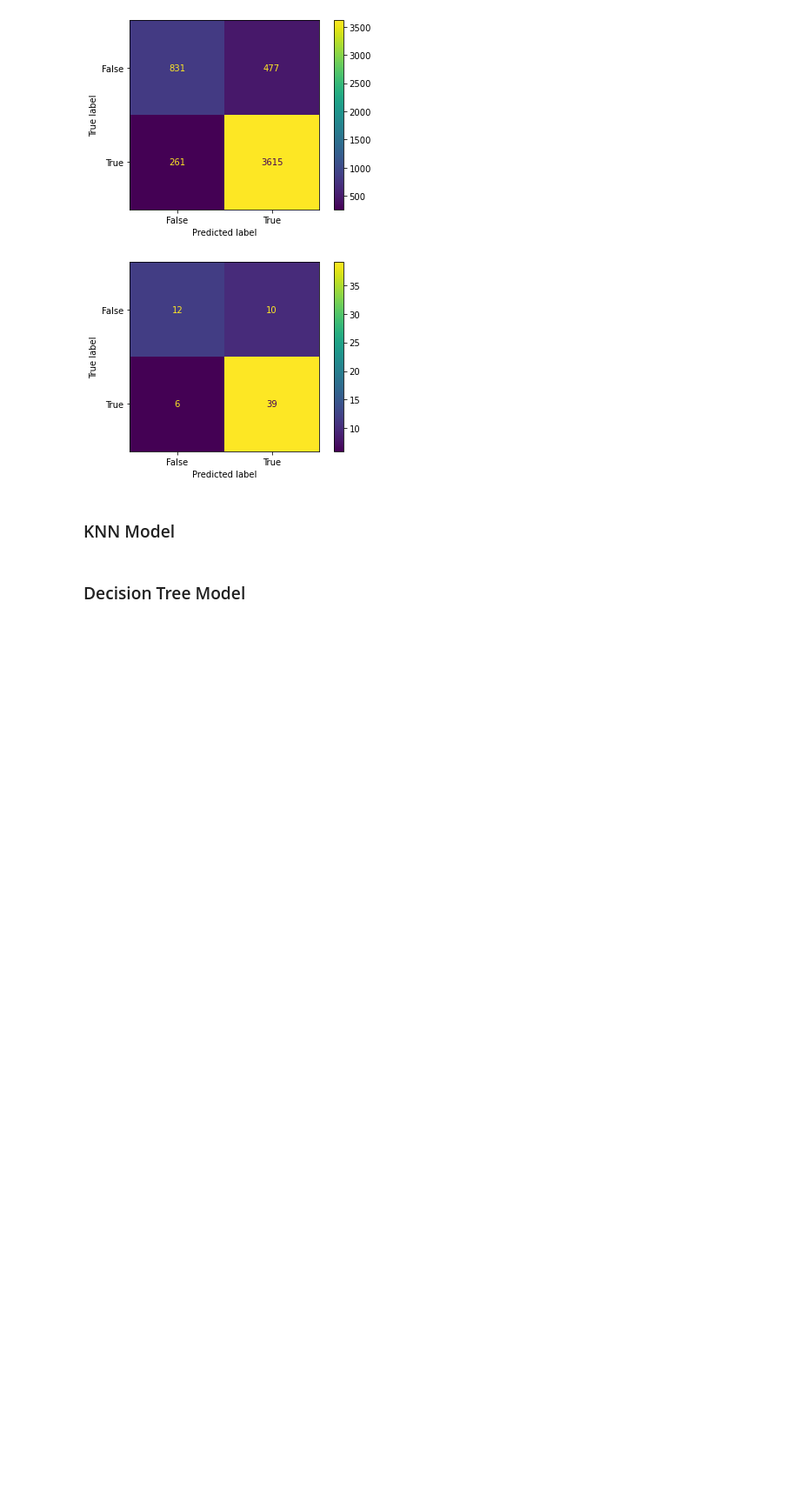
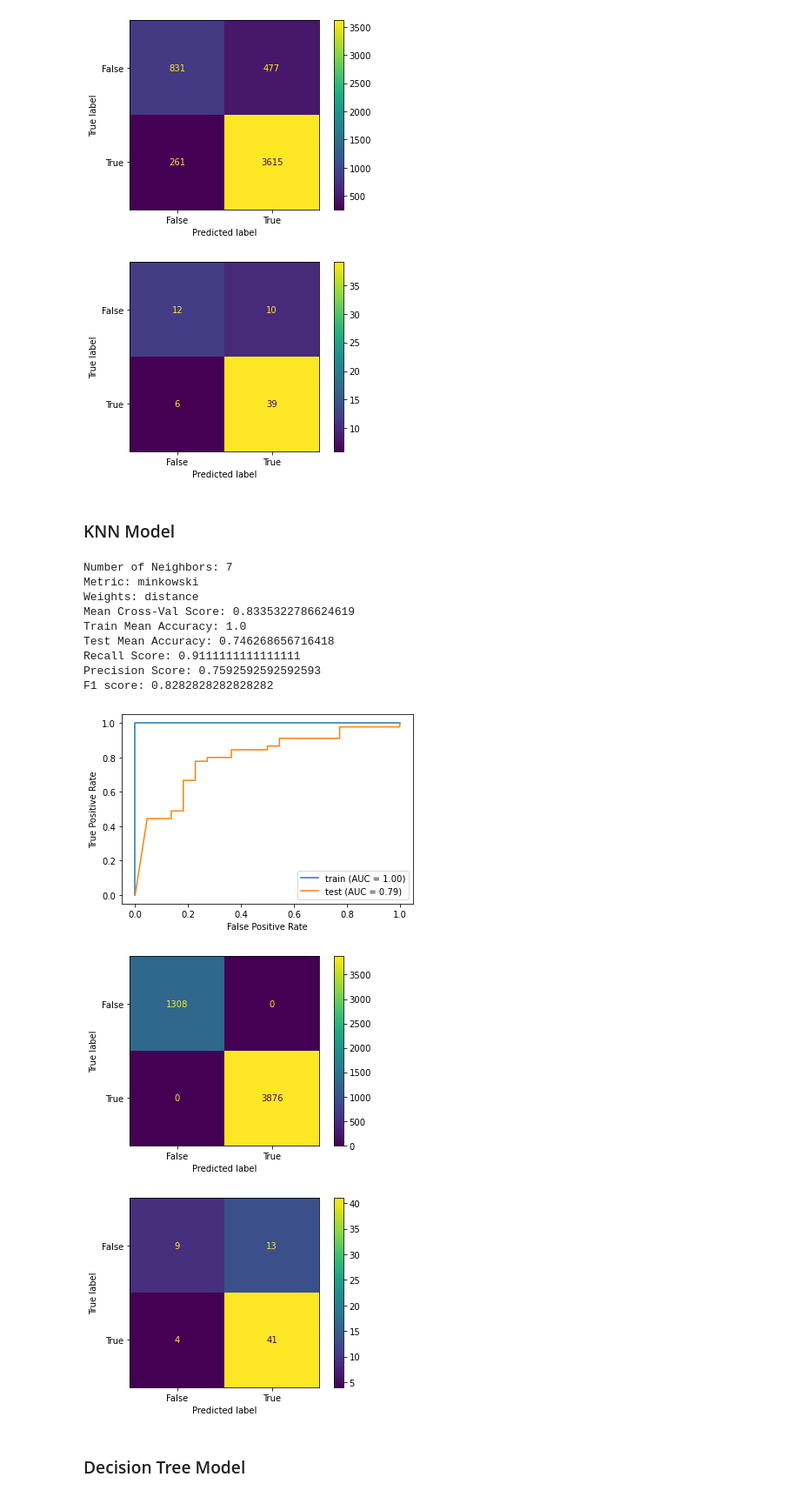
Before and after one commit to MatthewR1021/Machine-Learning-Madness, a Jupyter notebook: MAIN_Notebook.ipynb, the cells around one changed output. Shown: that part at 87% size. Saved outputs shown, nothing was run; the diff lists cells and outputs as text; code cells hidden in the pictures; blank space fills up the shorter version.

```diff
--- a/MAIN_Notebook.ipynb
+++ b/MAIN_Notebook.ipynb
@@ -463,7 +465,20 @@ F1 Score: 0.8297872340425533
 ### KNN Model
 # %%
 #Call our knn function on data
-#knn(X_train_scaled, X_test_scaled, y_train, y_test)
+knn(X_train_scaled, X_test_scaled, y_train, y_test)
+# %% [output]
+Number of Neighbors: 7
+Metric: minkowski
+Weights: distance
+Mean Cross-Val Score: 0.8335322786624619
+Train Mean Accuracy: 1.0
+Test Mean Accuracy: 0.746268656716418
+Recall Score: 0.9111111111111111
+Precision Score: 0.7592592592592593
+F1 score: 0.8282828282828282
+[figure, added]
+[figure, added]
+[figure, added]
 # %% [markdown]
 ### Decision Tree Model
 # %%
```
Also changed, not shown: parts of 5 cells of this notebook, 2 other files.
